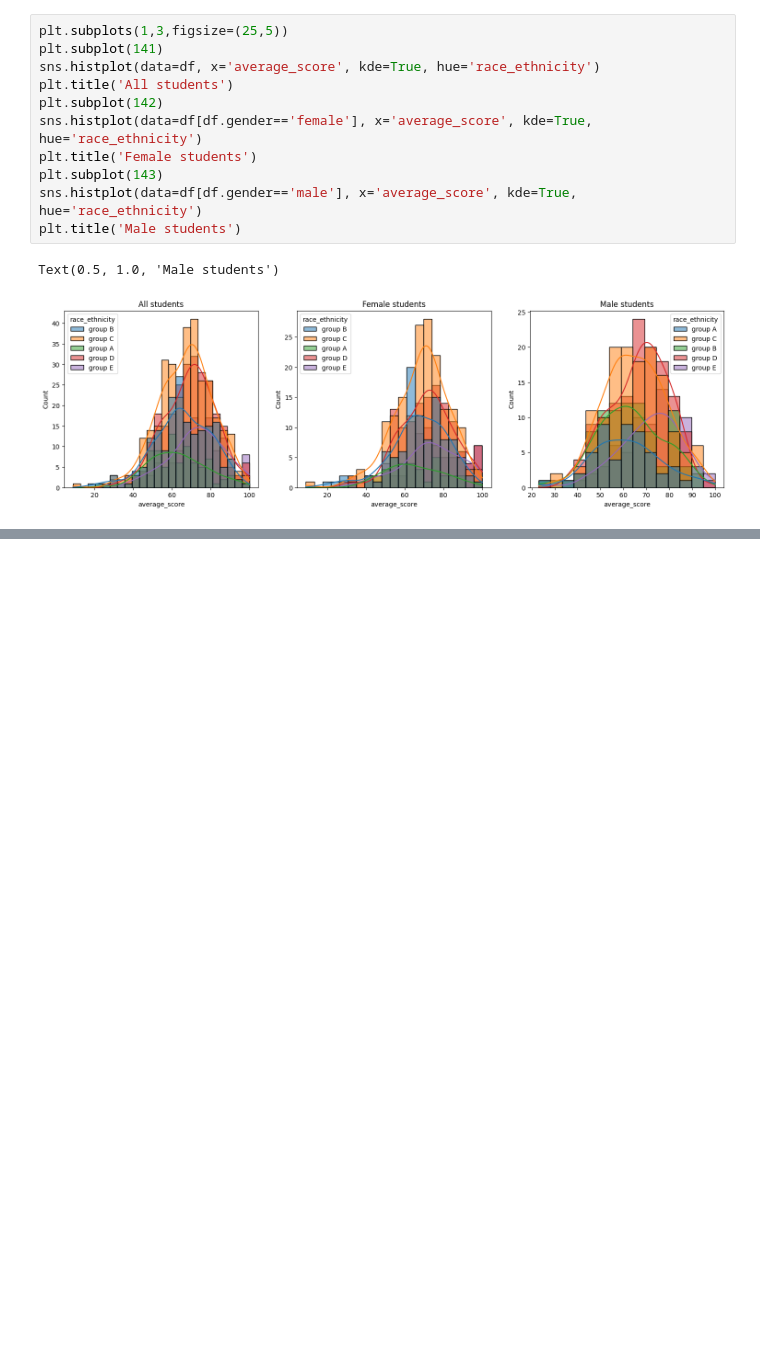
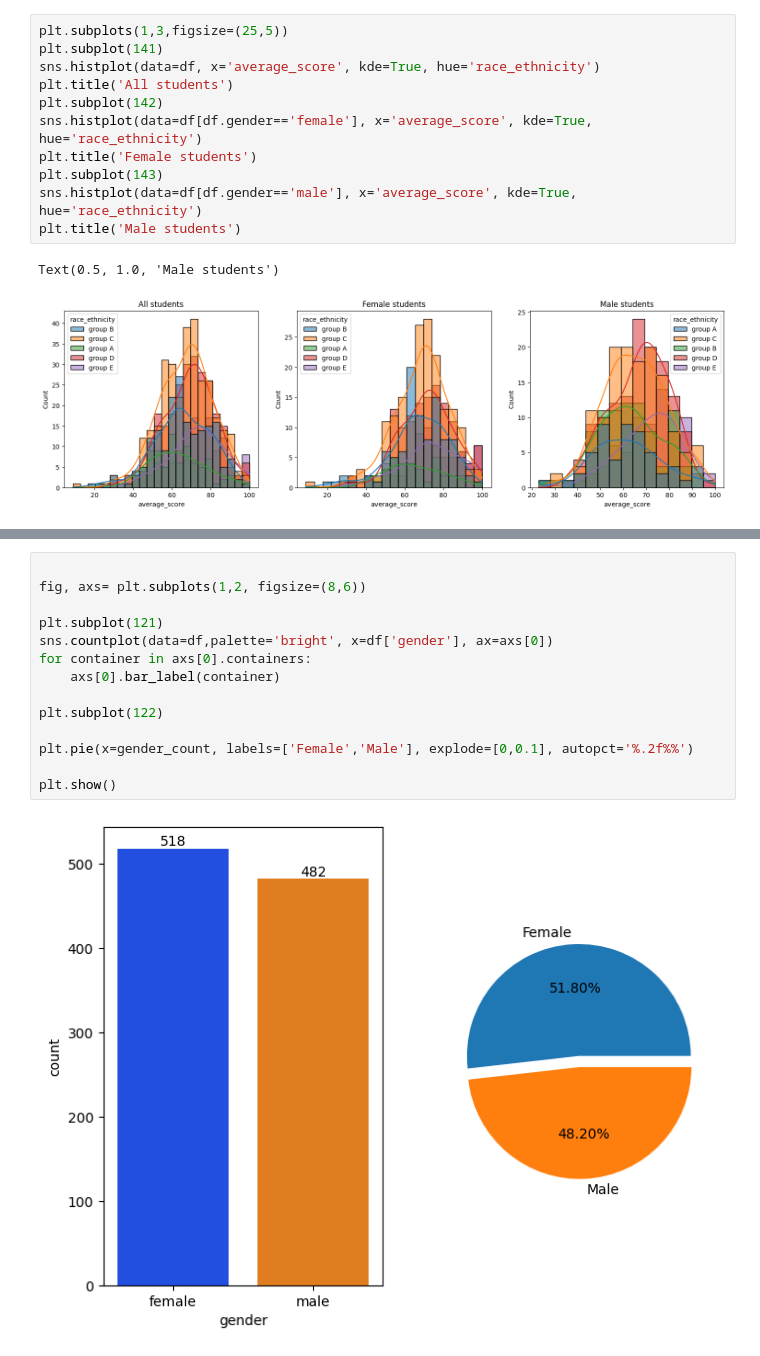
Before and after one commit to Karan-Karthik/Student_Performance_Analysis-Predictor, a Jupyter notebook: source/notebook/EDA student performance.ipynb, the cells around one changed output, grey strips where cells are left out. Drawn from its saved outputs; the diff is of its cells as text; blank space fills up the shorter version.

```diff
--- a/source/notebook/EDA student performance.ipynb
+++ b/source/notebook/EDA student performance.ipynb
@@ -330,0 +408,16 @@ Text(0.5, 1.0, 'Male students')
+# %%
+
+fig, axs= plt.subplots(1,2, figsize=(8,6))
+
+plt.subplot(121)
+sns.countplot(data=df,palette='bright', x=df['gender'], ax=axs[0])
+for container in axs[0].containers:
+    axs[0].bar_label(container)
+
+plt.subplot(122)
+
+plt.pie(x=gender_count, labels=['Female','Male'], explode=[0,0.1], autopct='%.2f%%')
+
+plt.show()
+# %% [output]
+[figure, added]
```
Also changed, not shown: parts of 26 cells of this notebook.
